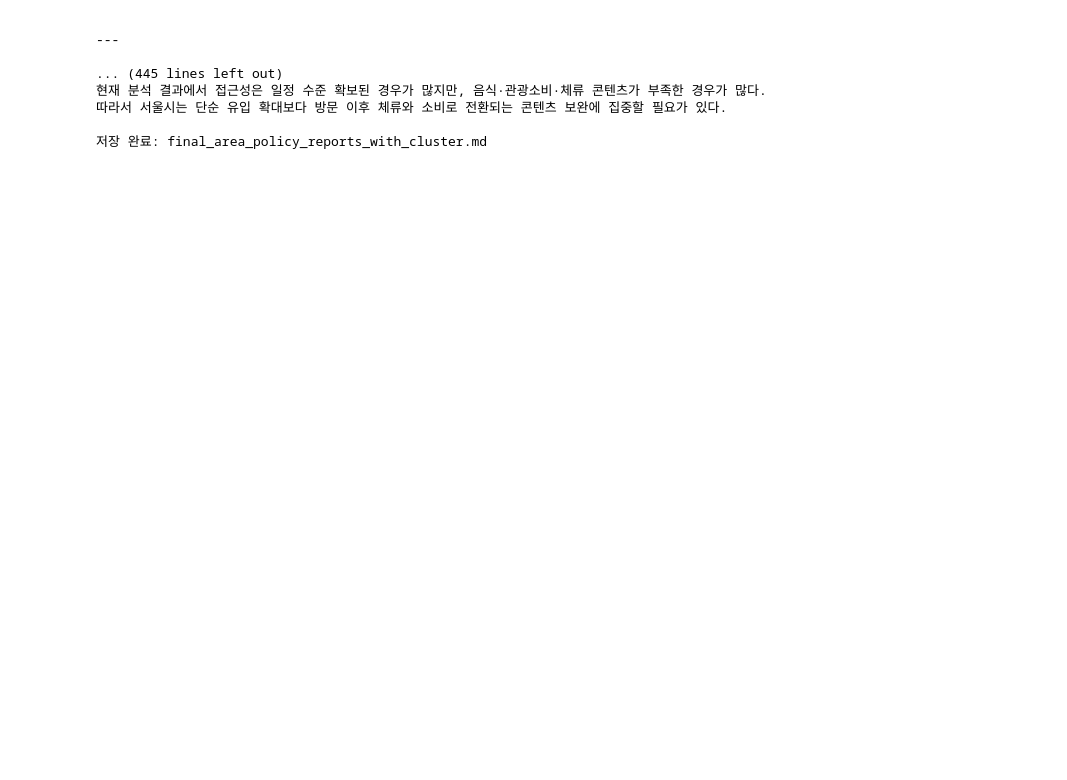
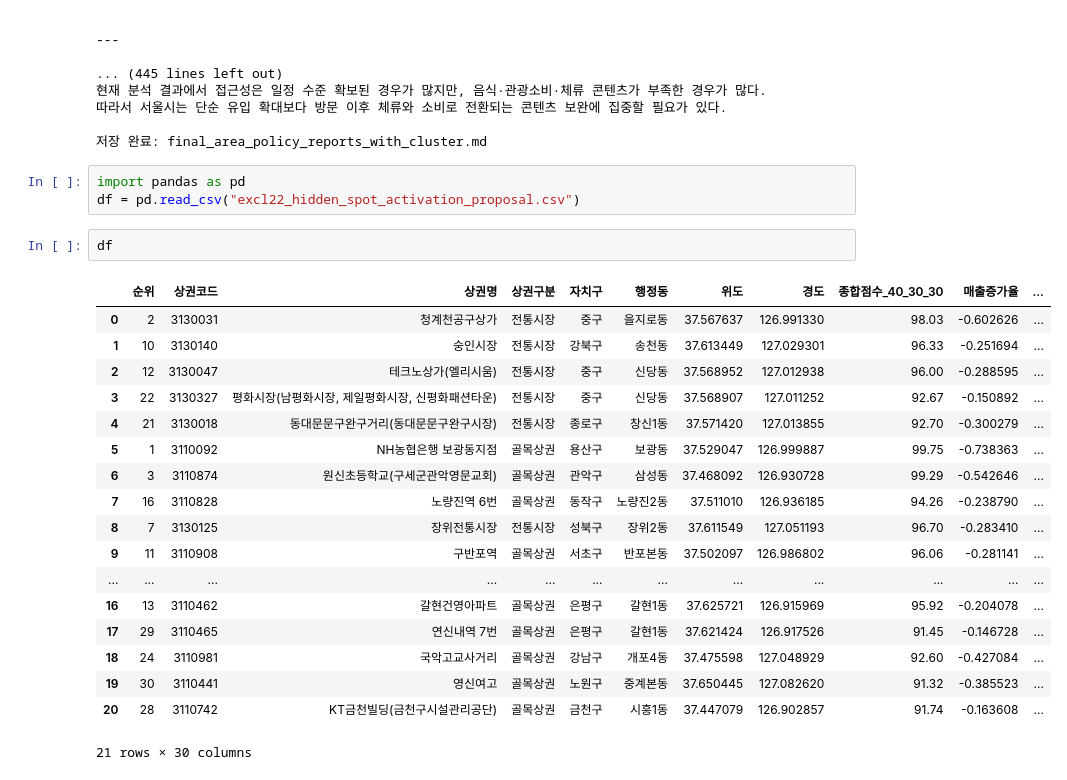
Before and after one commit to carolyn0515/SEOULDATA, a Jupyter notebook: NOTEBOOK/11_more.ipynb, the cells around one changed output. Cells and saved outputs as stored; diff of their text form; blank space fills up the shorter version.

```diff
--- a/NOTEBOOK/11_more.ipynb
+++ b/NOTEBOOK/11_more.ipynb
@@ -1638,3 +1637,27 @@ print("저장 완료: final_area_policy_reports_with_cluster.md")
 따라서 서울시는 단순 유입 확대보다 방문 이후 체류와 소비로 전환되는 콘텐츠 보완에 집중할 필요가 있다.
 
 저장 완료: final_area_policy_reports_with_cluster.md
+# %%
+import pandas as pd
+df = pd.read_csv("excl22_hidden_spot_activation_proposal.csv")
+# %%
+df
+# %% [output]
+|  | 순위 | 상권코드 | 상권명 | 상권구분 | 자치구 | 행정동 | 위도 | 경도 | 종합점수_40_30_30 | 매출증가율 | ... |
+| 0 | 2 | 3130031 | 청계천공구상가 | 전통시장 | 중구 | 을지로동 | 37.567637 | 126.991330 | 98.03 | -0.602626 | ... |
+| 1 | 10 | 3130140 | 숭인시장 | 전통시장 | 강북구 | 송천동 | 37.613449 | 127.029301 | 96.33 | -0.251694 | ... |
+| 2 | 12 | 3130047 | 테크노상가(엘리시움) | 전통시장 | 중구 | 신당동 | 37.568952 | 127.012938 | 96.00 | -0.288595 | ... |
+| 3 | 22 | 3130327 | 평화시장(남평화시장, 제일평화시장, 신평화패션타운) | 전통시장 | 중구 | 신당동 | 37.568907 | 127.011252 | 92.67 | -0.150892 | ... |
+| 4 | 21 | 3130018 | 동대문문구완구거리(동대문문구완구시장) | 전통시장 | 종로구 | 창신1동 | 37.571420 | 127.013855 | 92.70 | -0.300279 | ... |
+| 5 | 1 | 3110092 | NH농협은행 보광동지점 | 골목상권 | 용산구 | 보광동 | 37.529047 | 126.999887 | 99.75 | -0.738363 | ... |
+| 6 | 3 | 3110874 | 원신초등학교(구세군관악영문교회) | 골목상권 | 관악구 | 삼성동 | 37.468092 | 126.930728 | 99.29 | -0.542646 | ... |
+| 7 | 16 | 3110828 | 노량진역 6번 | 골목상권 | 동작구 | 노량진2동 | 37.511010 | 126.936185 | 94.26 | -0.238790 | ... |
+| 8 | 7 | 3130125 | 장위전통시장 | 전통시장 | 성북구 | 장위2동 | 37.611549 | 127.051193 | 96.70 | -0.283410 | ... |
+| 9 | 11 | 3110908 | 구반포역 | 골목상권 | 서초구 | 반포본동 | 37.502097 | 126.986802 | 96.06 | -0.281141 | ... |
+| ... | ... | ... | ... | ... | ... | ... | ... | ... | ... | ... | ... |
+| 16 | 13 | 3110462 | 갈현건영아파트 | 골목상권 | 은평구 | 갈현1동 | 37.625721 | 126.915969 | 95.92 | -0.204078 | ... |
+| 17 | 29 | 3110465 | 연신내역 7번 | 골목상권 | 은평구 | 갈현1동 | 37.621424 | 126.917526 | 91.45 | -0.146728 | ... |
+| 18 | 24 | 3110981 | 국악고교사거리 | 골목상권 | 강남구 | 개포4동 | 37.475598 | 127.048929 | 92.60 | -0.427084 | ... |
+| 19 | 30 | 3110441 | 영신여고 | 골목상권 | 노원구 | 중계본동 | 37.650445 | 127.082620 | 91.32 | -0.385523 | ... |
+| 20 | 28 | 3110742 | KT금천빌딩(금천구시설관리공단) | 골목상권 | 금천구 | 시흥1동 | 37.447079 | 126.902857 | 91.74 | -0.163608 | ... |
+21 rows × 30 columns
```
Also changed, not shown: parts of 12 cells of this notebook.
